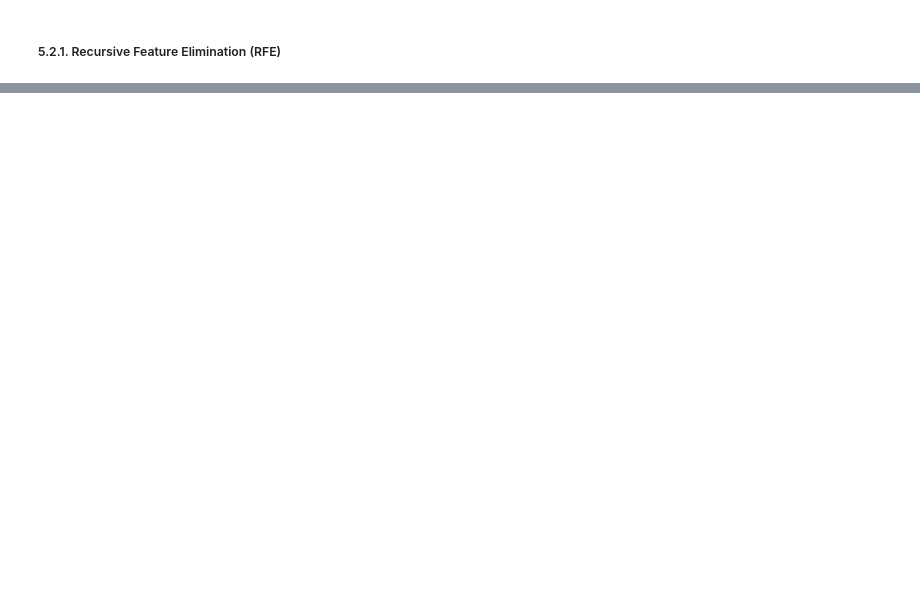
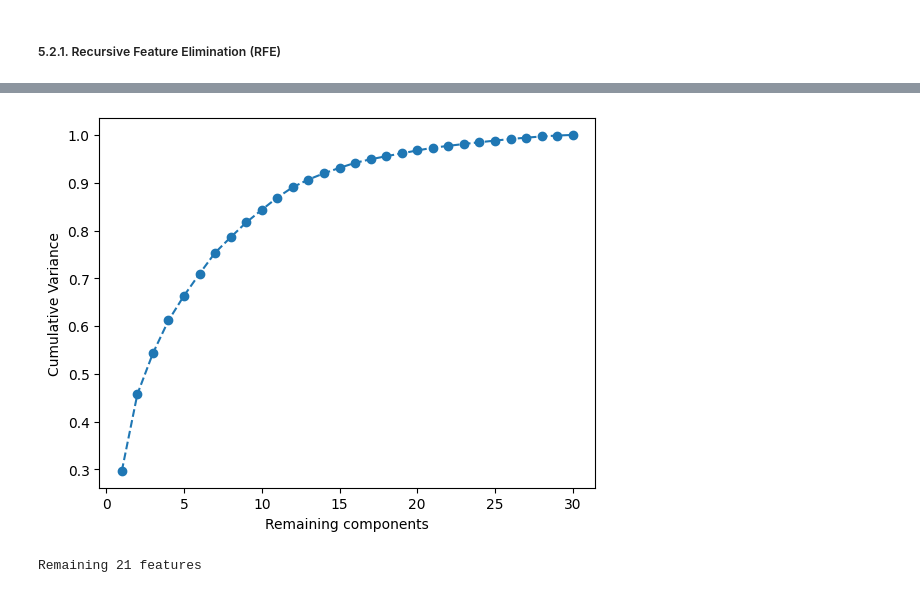
Before and after one commit to duong28022003/EmpAttrition, a Jupyter notebook: Preprocessing.ipynb, the cells around one changed output, grey strips where cells are left out. Cells and saved outputs as stored; diff of their text form; code cells hidden in the pictures; blank space fills up the shorter version.

```diff
--- a/Preprocessing.ipynb
+++ b/Preprocessing.ipynb
@@ -359,0 +494,21 @@ sns.heatmap(new_df.corr(), annot=True, cmap='coolwarm', fmt='.1f')
+# %%
+pca = PCA()
+features_df = new_df.drop('Attrition', axis=1)
+pca_df = pca.fit_transform(features_df)
+# %%
+explained_variance = np.cumsum(pca.explained_variance_ratio_)
+plt.plot(range(1, len(explained_variance) + 1), explained_variance, marker='o', linestyle='--')
+plt.xlabel('Remaining components')
+plt.ylabel('Cumulative Variance')
+plt.show()
+# %% [output]
+[figure, added]
+# %%
+pca_threshold = 0.97
+
+num_components = np.argmax(explained_variance >= pca_threshold) + 1
+final_data = pca_df[:, :num_components]
+
+print(f"Remaining {num_components} features")
+# %% [output]
+Remaining 21 features
```
Also changed, not shown: parts of 38 cells of this notebook, 19 other files.
